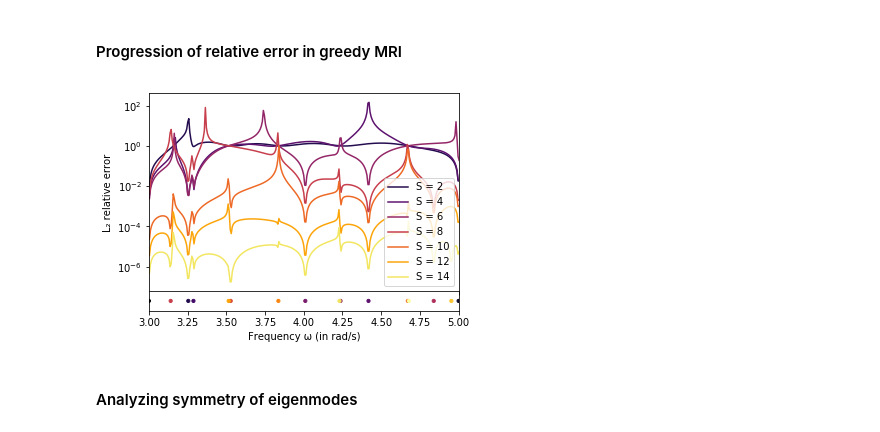
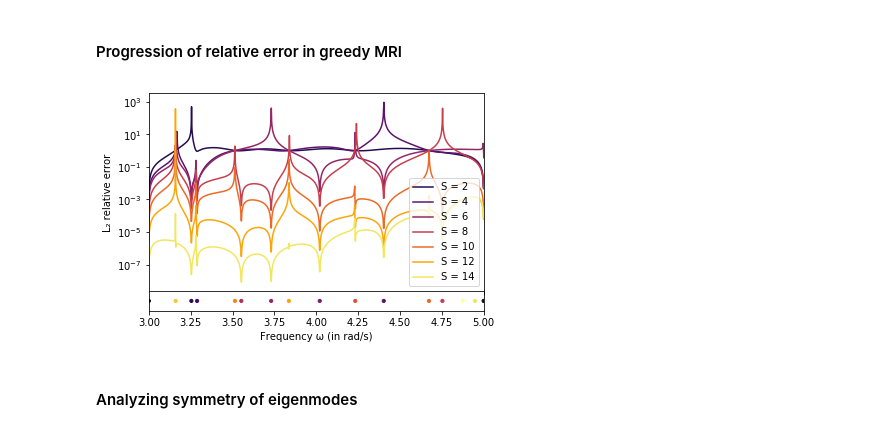
Before and after one commit to FMatti/Maxwell-MRI, a Jupyter notebook: examples/resonant_cavity/resonant_cavity.ipynb, the cells around one changed output. Saved outputs shown, nothing was run; the diff lists cells and outputs as text; code cells hidden in the pictures.

```diff
--- a/examples/resonant_cavity/resonant_cavity.ipynb
+++ b/examples/resonant_cavity/resonant_cavity.ipynb
@@ -129,32 +129,32 @@ with open(root + '/report/plots/rectangular_cavity_norms.pkl', 'wb') as f:
 # %%
 fig, ax = plt.subplots(2, 1, figsize=(6, 4), sharex=True, gridspec_kw={'height_ratios': [10, 1]})
 
-omegas = np.linspace(a, b, 300)
-linspace = np.linspace(a-(b-a)/600, b+(b-a)/600, 301)
+omegas = np.linspace(a, b, 1000)
+linspace = np.linspace(a-(b-a)/2000, b+(b-a)/2000, 1001)
 RC.solve(linspace)
 u_linspace = RC.get_solution(trace=VS.get_trace())
 
 MRI = MinimalRationalInterpolation(VS)
 n_iter = 16
 surrogate_history = MRI.compute_surrogate(RC, omegas, greedy=True, n_iter=n_iter, return_history=True)
 
 # FOR PLOTTING ONLY
 norms = []
 n_supp = range(n_iter - 1)[2::2]
 for i in n_supp:
     RI = surrogate_history[i-2]
     norms.append(helpers.plot_surrogate_error_norms(ax[0], RC, MRI, VS, u_linspace, linspace, RI,
         label='S = {}'.format(i), color=cm(i/(n_iter-1))))
 nodes = MRI.u_ring.get_nodes()
 ax[1].scatter(nodes, np.zeros_like(nodes), s=10, c=cm(np.arange(len(nodes))/(n_iter-1)), zorder=-n_iter)
 ax[0].set_ylabel('L\u2082 relative error')
 ax[1].set_xlabel('Frequency \u03C9 (in rad/s)')
 ax[1].set_xlim(a, b)
 ax[1].set_yticks([])
 ax[0].legend()
 plt.subplots_adjust(wspace=0, hspace=0)
 # %% [output]
-[figure, old version]
+[figure, new version]
 # %%
 with open(root + '/report/plots/rectangular_cavity_errorprogression.pkl', 'wb') as f:
     pickle.dump([norms, linspace, n_supp, n_iter, nodes, a, b], f)
```
Also changed, not shown: parts of 7 cells of this notebook, 14 other files.
